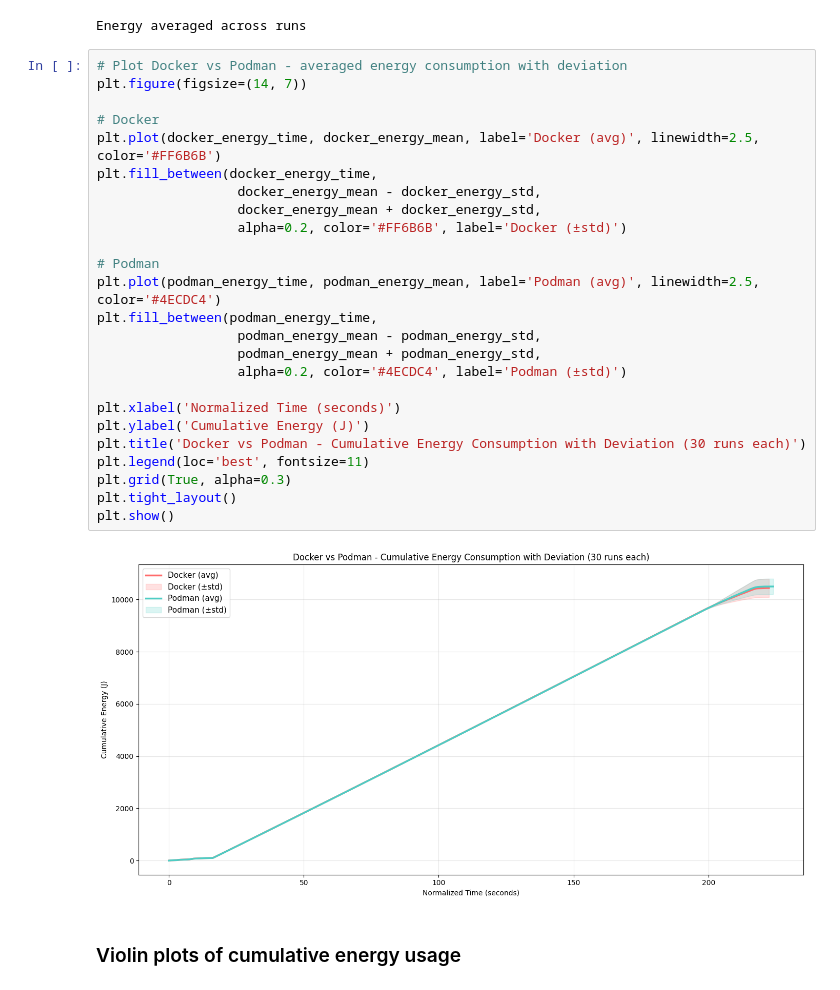
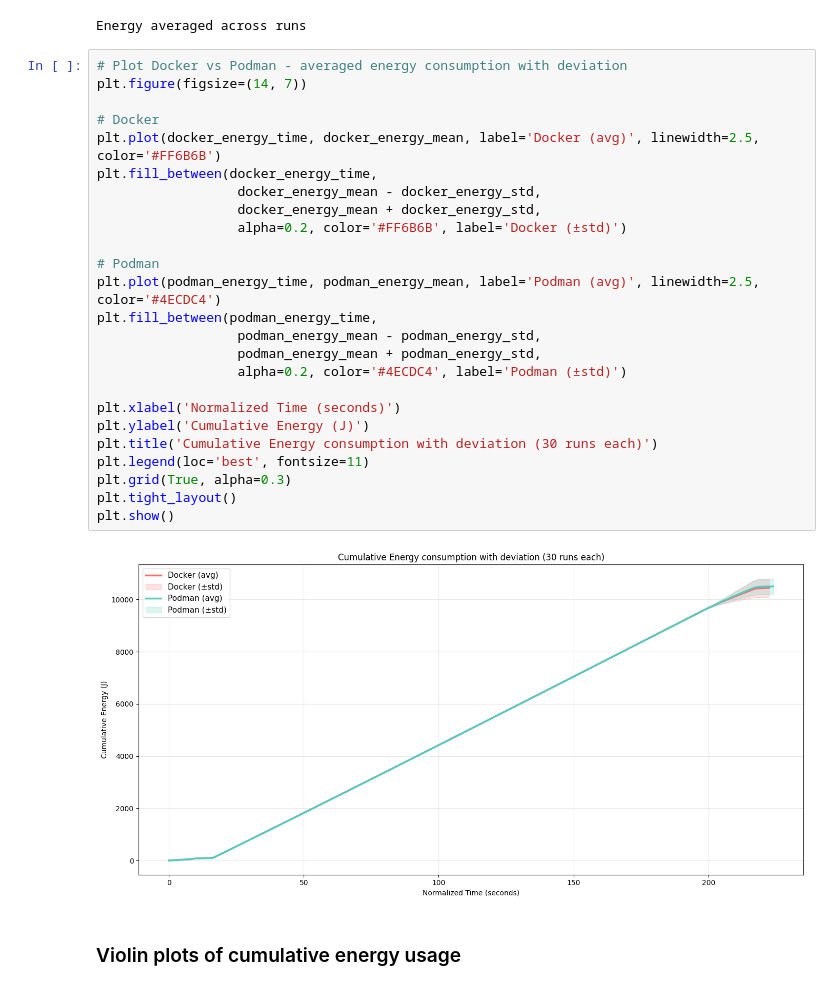
Before and after one commit to KaspervanM/course_sustainableSE-group-10-measurement, a Jupyter notebook: analysis.ipynb, the cells around one changed output. Drawn from its saved outputs; the diff is of its cells as text.

```diff
--- a/analysis.ipynb
+++ b/analysis.ipynb
@@ -272,30 +249,30 @@ Energy averaged across runs
 # %%
 # Plot Docker vs Podman - averaged energy consumption with deviation
 plt.figure(figsize=(14, 7))
 
 # Docker
 plt.plot(docker_energy_time, docker_energy_mean, label='Docker (avg)', linewidth=2.5, color='#FF6B6B')
 plt.fill_between(docker_energy_time,
                   docker_energy_mean - docker_energy_std,
                   docker_energy_mean + docker_energy_std,
                   alpha=0.2, color='#FF6B6B', label='Docker (±std)')
 
 # Podman
 plt.plot(podman_energy_time, podman_energy_mean, label='Podman (avg)', linewidth=2.5, color='#4ECDC4')
 plt.fill_between(podman_energy_time,
                   podman_energy_mean - podman_energy_std,
                   podman_energy_mean + podman_energy_std,
                   alpha=0.2, color='#4ECDC4', label='Podman (±std)')
 
 plt.xlabel('Normalized Time (seconds)')
 plt.ylabel('Cumulative Energy (J)')
-plt.title('Docker vs Podman - Cumulative Energy Consumption with Deviation (30 runs each)')
+plt.title('Cumulative Energy consumption with deviation (30 runs each)')
 plt.legend(loc='best', fontsize=11)
 plt.grid(True, alpha=0.3)
 plt.tight_layout()
 plt.show()
 # %% [output]
-[figure, old version]
+[figure, new version]
 # %% [markdown]
 ### Violin plots of cumulative energy usage
 # %%
```
Also changed, not shown: parts of 9 cells of this notebook.
